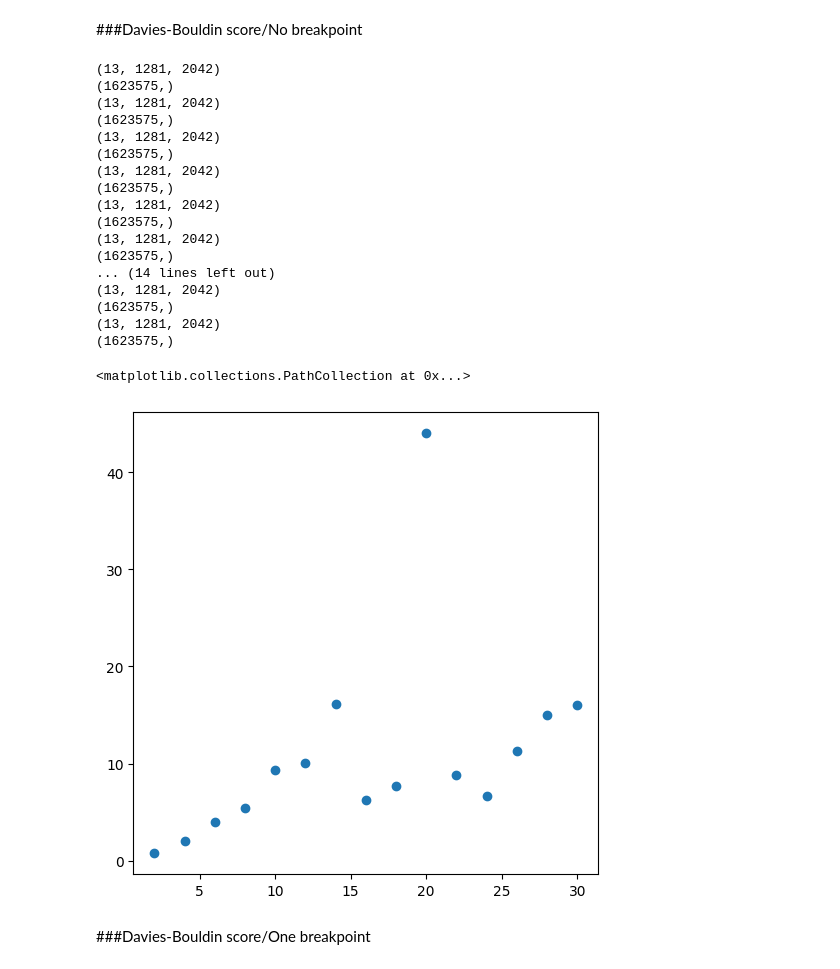
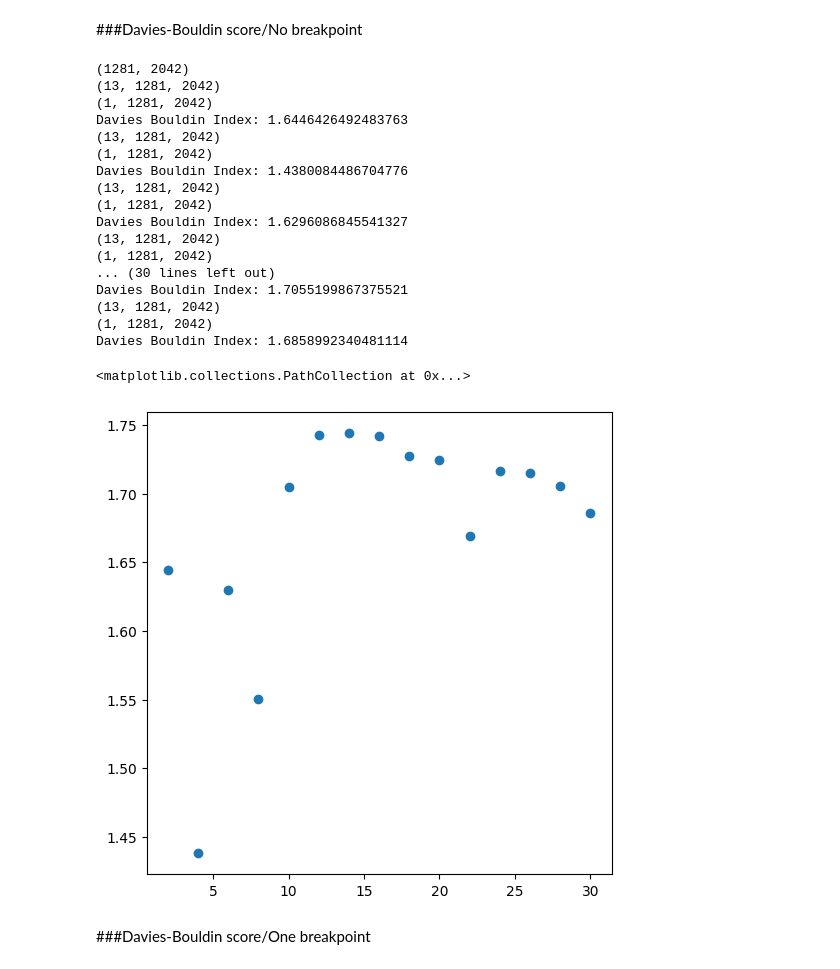
Before and after one commit to afullhart/climateanalogs, a Jupyter notebook: Figures/Score_1brkpt_TESTING.ipynb, the cells around one changed output. Cells and saved outputs as stored; diff of their text form; code cells hidden in the pictures.

```diff
--- a/Figures/Score_1brkpt_TESTING.ipynb
+++ b/Figures/Score_1brkpt_TESTING.ipynb
@@ -224,8 +139,9 @@ pcaf = '/content/drive/My Drive/Colab Notebooks/Analogs/PCA_Test'
 silhf = '/content/drive/My Drive/Colab Notebooks/Analogs/IsoCluster_Test'
 
 iso_im = rx.open_rasterio(isof)
-arr = np.asarray(iso_im)
-mask = (arr >= 1) & (arr <= 15)
+arr = iso_im.values
+mask = (arr[0, :, :] >= 1) & (arr[0, :, :] <= 15)
+print(mask.shape)
 
 
 test_scores = []
@@ -234,19 +150,19 @@ test_cluster_sizes = [2, 4, 6, 8, 10, 12, 14, 16, 18, 20, 22, 24, 26, 28, 30]
 for n in test_cluster_sizes:
 
   com_im = rx.open_rasterio(os.path.join(pcaf, 'MultidimRasterLyr_d_pc_{}.tif'.format(n)))
-
+  arr = com_im.values
   shp = com_im.values.shape
   print(shp)
   new_arr = []
   for i in range(shp[0]):
-    filtered_arr = arr[mask]
+    filtered_arr = arr[i, :, :][mask]
     new_arr.append(filtered_arr)
 
   X = np.array(new_arr).transpose()
 
   iso_im = rx.open_rasterio(os.path.join(silhf, 'IsoCluster_{}.tif'.format(n)))
-  arr = np.asarray(iso_im)
-  filtered_arr = arr[mask]
+  arr = iso_im.values
+  filtered_arr = arr[0, :, :][mask]
   cluster_labels = filtered_arr
   print(cluster_labels.shape)
   scores = []
@@ -335,72 +251,83 @@ Optimal breakpoint 1: 4.262626262626263
 # %% [markdown]
 ###Davies-Bouldin score/No breakpoint
 # %%
+import torch
+from torchmetrics.clustering import DunnIndex
 import matplotlib.cm as cm
 import matplotlib.pyplot as plt
+import matplotlib.colors as mcolors
+import cartopy
+import cartopy.crs as ccrs
 import numpy as np
 import pandas as pd
 from sklearn.metrics import silhouette_score, davies_bouldin_score
 import rasterio
 import rioxarray as rx
-from PIL import Image
 import imagecodecs
 import os
+import PIL
+from PIL import Image
+PIL.Image.MAX_IMAGE_PIXELS = None
+dunn_index = DunnIndex(p=2)
+
 
 isof = '/content/drive/My Drive/Colab Notebooks/Analogs/IsoCluster.tif'
 pcaf = '/content/drive/My Drive/Colab Notebooks/Analogs/PCA_Test'
 silhf = '/content/drive/My Drive/Colab Notebooks/Analogs/IsoCluster_Test'
 
 iso_im = rx.open_rasterio(isof)
-arr = np.asarray(iso_im)
-mask = (arr >= 1) & (arr <= 15)
+arr = iso_im.values
+mask = (arr[0, :, :] >= 1) & (arr[0, :, :] <= 15)
+print(mask.shape)
 
 test_scores = []
 #test_cluster_sizes = [3, 6, 9, 12, 15, 18, 21, 24, 27, 30]
 test_cluster_sizes = [2, 4, 6, 8, 10, 12, 14, 16, 18, 20, 22, 24, 26, 28, 30]
 for n in test_cluster_sizes:
 
   com_im = rx.open_rasterio(os.path.join(pcaf, 'MultidimRasterLyr_d_pc_{}.tif'.format(n)))
-
+  arr = com_im.values
   shp = com_im.values.shape
   print(shp)
   new_arr = []
   for i in range(shp[0]):
-    filtered_arr = arr[mask]
+    filtered_arr = arr[i, :, :][mask]
     new_arr.append(filtered_arr)
 
   X = np.array(new_arr).transpose()
 
   iso_im = rx.open_rasterio(os.path.join(silhf, 'IsoCluster_{}.tif'.format(n)))
-  arr = np.asarray(iso_im)
-  filtered_arr = arr[mask]
+  arr = iso_im.values
+  print(arr.shape)
+  filtered_arr = arr[0, :, :][mask]
   cluster_labels = filtered_arr
-  print(cluster_labels.shape)
-
   score = davies_bouldin_score(X, cluster_labels)
   test_scores.append(score)
 
+  print(f"Davies Bouldin Index: {score.item()}")
+
 fig, ax = plt.subplots(figsize=(6, 6))
 ax.scatter(test_cluster_sizes, test_scores)
 # %% [output]
+(1281, 2042)
 (13, 1281, 2042)
-(1623575,)
+(1, 1281, 2042)
+Davies Bouldin Index: 1.6446426492483763
 (13, 1281, 2042)
-(1623575,)
+(1, 1281, 2042)
+Davies Bouldin Index: 1.4380084486704776
 (13, 1281, 2042)
-(1623575,)
+(1, 1281, 2042)
+Davies Bouldin Index: 1.6296086845541327
 (13, 1281, 2042)
-(1623575,)
+(1, 1281, 2042)
+... (30 lines left out)
+Davies Bouldin Index: 1.7055199867375521
 (13, 1281, 2042)
-(1623575,)
-(13, 1281, 2042)
-(1623575,)
-... (14 lines left out)
-(13, 1281, 2042)
-(1623575,)
-(13, 1281, 2042)
-(1623575,)
+(1, 1281, 2042)
+Davies Bouldin Index: 1.6858992340481114
 <matplotlib.collections.PathCollection at 0x...>
-[figure, old version]
+[figure, new version]
 # %% [markdown]
 ###Davies-Bouldin score/One breakpoint
 # %%
```
Also changed, not shown: parts of 10 cells of this notebook.
